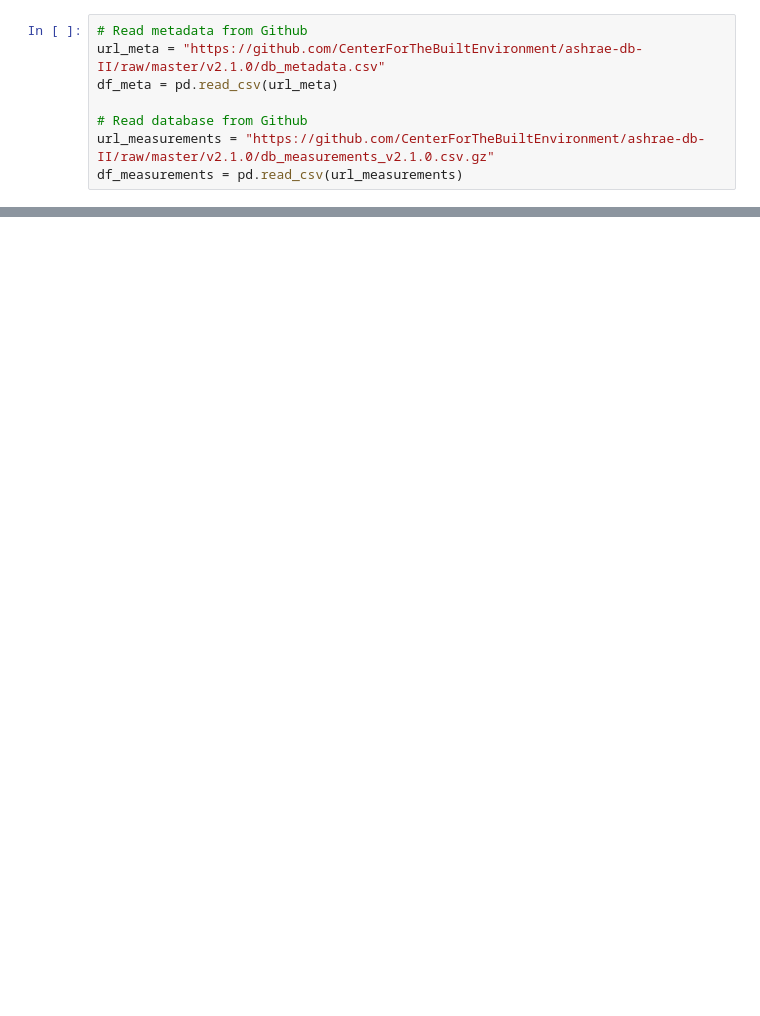
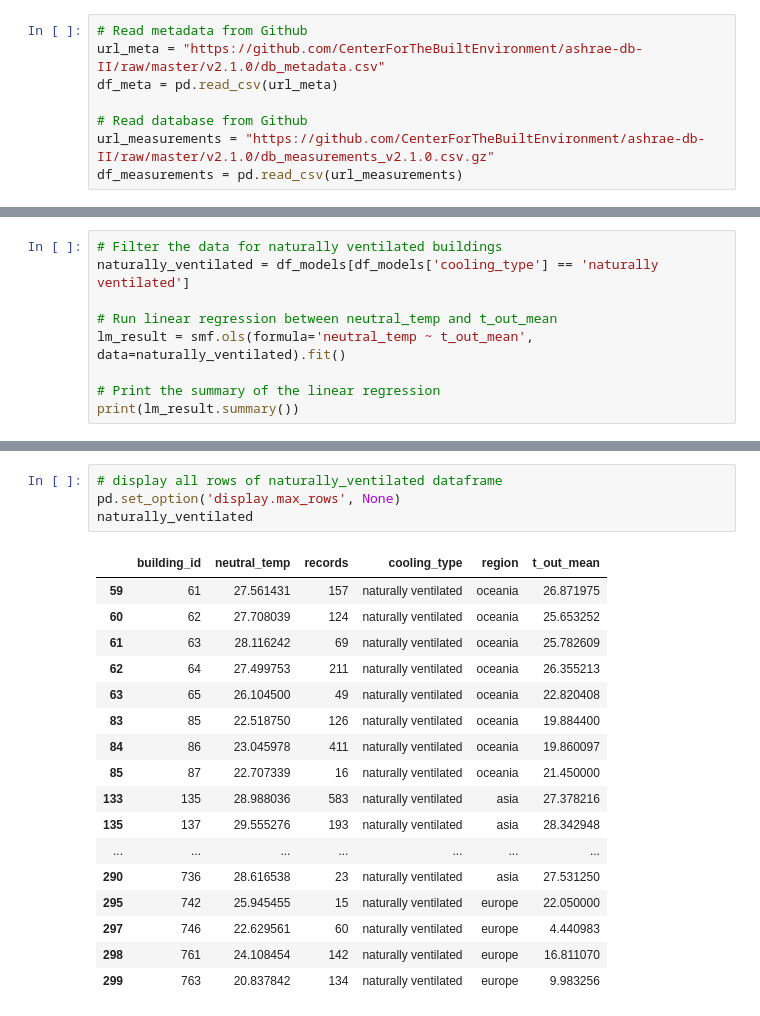
Before and after one commit to CenterForTheBuiltEnvironment/ashrae-db-II, a Jupyter notebook: example_acm.ipynb, the cells around one changed output, grey strips where cells are left out. Cells and saved outputs as stored; diff of their text form; blank space fills up the shorter version.

```diff
--- a/example_acm.ipynb
+++ b/example_acm.ipynb
@@ -123,0 +134,9 @@ NameError: name 'FormatStrFormatter' is not defined
+# %%
+# Filter the data for naturally ventilated buildings
+naturally_ventilated = df_models[df_models['cooling_type'] == 'naturally ventilated']
+
+# Run linear regression between neutral_temp and t_out_mean
+lm_result = smf.ols(formula='neutral_temp ~ t_out_mean', data=naturally_ventilated).fit()
+
+# Print the summary of the linear regression
+print(lm_result.summary())
@@ -123,0 +161,22 @@ NameError: name 'FormatStrFormatter' is not defined
+# %%
+# display all rows of naturally_ventilated dataframe
+pd.set_option('display.max_rows', None)
+naturally_ventilated
+# %% [output]
+|  | building_id | neutral_temp | records | cooling_type | region | t_out_mean |
+| 59 | 61 | 27.561431 | 157 | naturally ventilated | oceania | 26.871975 |
+| 60 | 62 | 27.708039 | 124 | naturally ventilated | oceania | 25.653252 |
+| 61 | 63 | 28.116242 | 69 | naturally ventilated | oceania | 25.782609 |
+| 62 | 64 | 27.499753 | 211 | naturally ventilated | oceania | 26.355213 |
+| 63 | 65 | 26.104500 | 49 | naturally ventilated | oceania | 22.820408 |
+| 83 | 85 | 22.518750 | 126 | naturally ventilated | oceania | 19.884400 |
+| 84 | 86 | 23.045978 | 411 | naturally ventilated | oceania | 19.860097 |
+| 85 | 87 | 22.707339 | 16 | naturally ventilated | oceania | 21.450000 |
+| 133 | 135 | 28.988036 | 583 | naturally ventilated | asia | 27.378216 |
+| 135 | 137 | 29.555276 | 193 | naturally ventilated | asia | 28.342948 |
+| ... | ... | ... | ... | ... | ... | ... |
+| 290 | 736 | 28.616538 | 23 | naturally ventilated | asia | 27.531250 |
+| 295 | 742 | 25.945455 | 15 | naturally ventilated | europe | 22.050000 |
+| 297 | 746 | 22.629561 | 60 | naturally ventilated | europe | 4.440983 |
+| 298 | 761 | 24.108454 | 142 | naturally ventilated | europe | 16.811070 |
+| 299 | 763 | 20.837842 | 134 | naturally ventilated | europe | 9.983256 |
```
Also changed, not shown: parts of 10 cells of this notebook, 1 other file.
